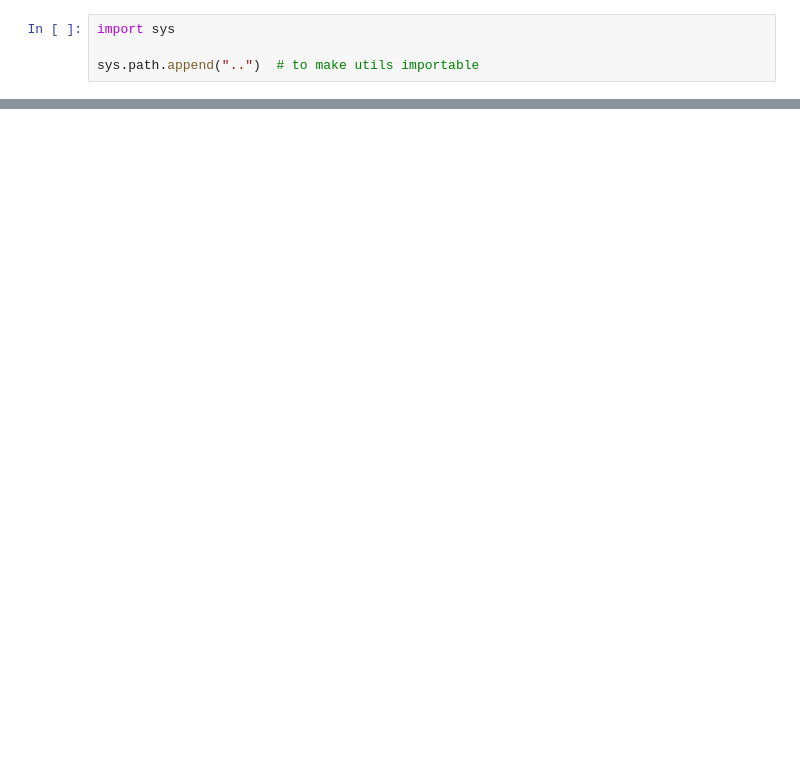
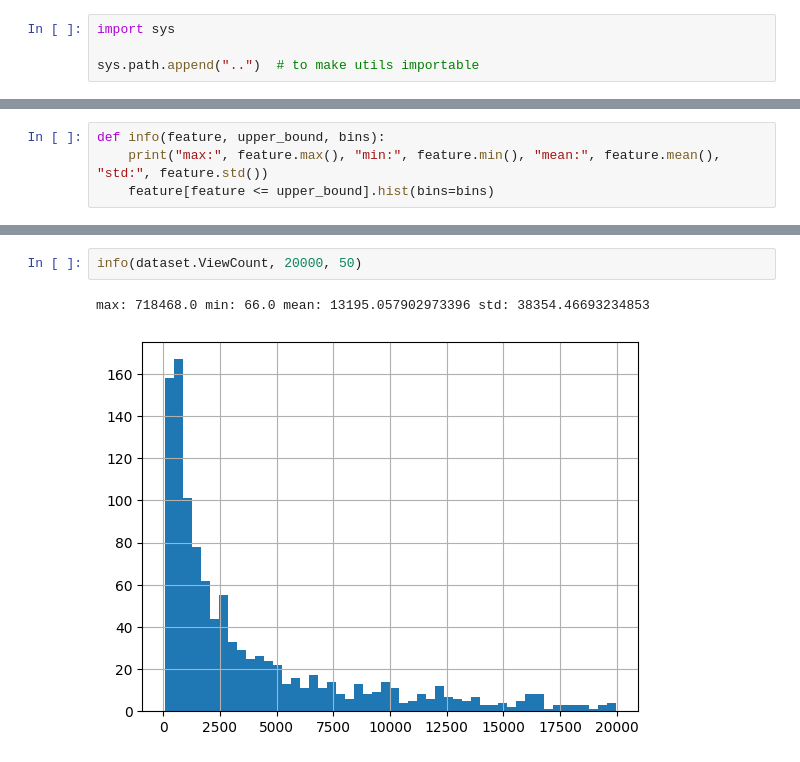
Before and after one commit to setday/hse_sna_p2024, a Jupyter notebook: research/eda.ipynb, the cells around one changed output, grey strips where cells are left out. Cells and saved outputs as stored; diff of their text form; blank space fills up the shorter version.

```diff
--- a/research/eda.ipynb
+++ b/research/eda.ipynb
@@ -90,0 +57,4 @@ answers = df[df.PostTypeId == 2]
+# %%
+def info(feature, upper_bound, bins):
+    print("max:", feature.max(), "min:", feature.min(), "mean:", feature.mean(), "std:", feature.std())
+    feature[feature <= upper_bound].hist(bins=bins)
@@ -90,0 +76,5 @@ answers = df[df.PostTypeId == 2]
+# %%
+info(dataset.ViewCount, 20000, 50)
+# %% [output]
+max: 718468.0 min: 66.0 mean: 13195.057902973396 std: 38354.46693234853
+[figure, added]
```
Also changed, not shown: parts of 38 cells of this notebook.
